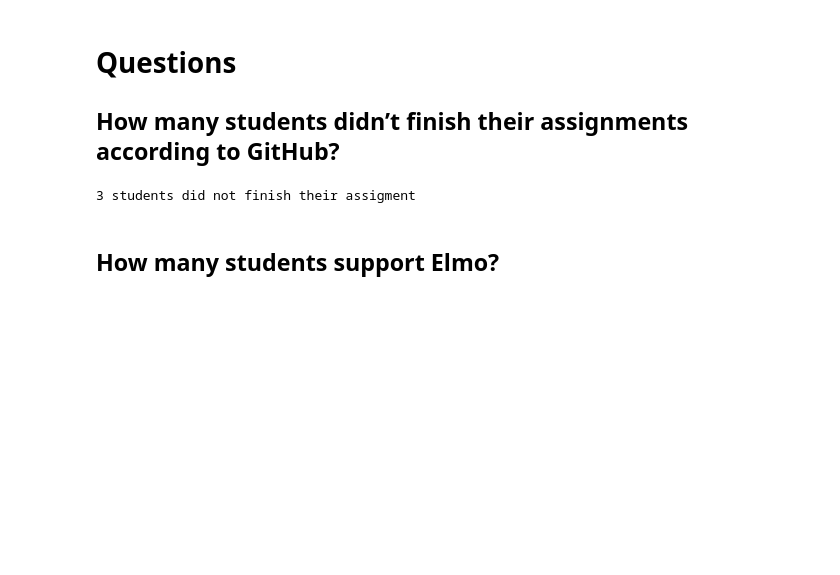
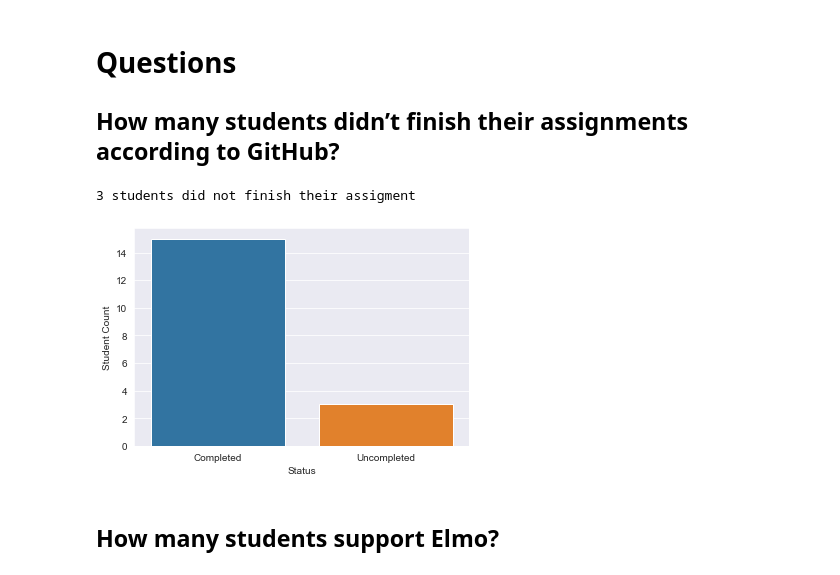
Before and after one commit to asummerville/smart_and_healthy_buildings, a Jupyter notebook: lab_2/analysis.ipynb, the cells around one changed output. Saved outputs shown, nothing was run; the diff lists cells and outputs as text; code cells hidden in the pictures; blank space fills up the shorter version.

```diff
--- a/lab_2/analysis.ipynb
+++ b/lab_2/analysis.ipynb
@@ -12,9 +17,14 @@ df = pd.read_csv('lab2.csv')
 # %%
 completed = len(df)
 uncompleted = 18 - completed
 print(f'{uncompleted} students did not finish their assigment')
+
+p = sns.barplot(x = ['Completed', 'Uncompleted'], y = [completed, uncompleted])
+p.set(xlabel='Status', ylabel='Student Count')
+plt.show()
 # %% [output]
 3 students did not finish their assigment
+[figure, added]
 # %% [markdown]
 ## How many students support Elmo?
 # %%
```
Also changed, not shown: parts of 5 cells of this notebook, 2 other files.
